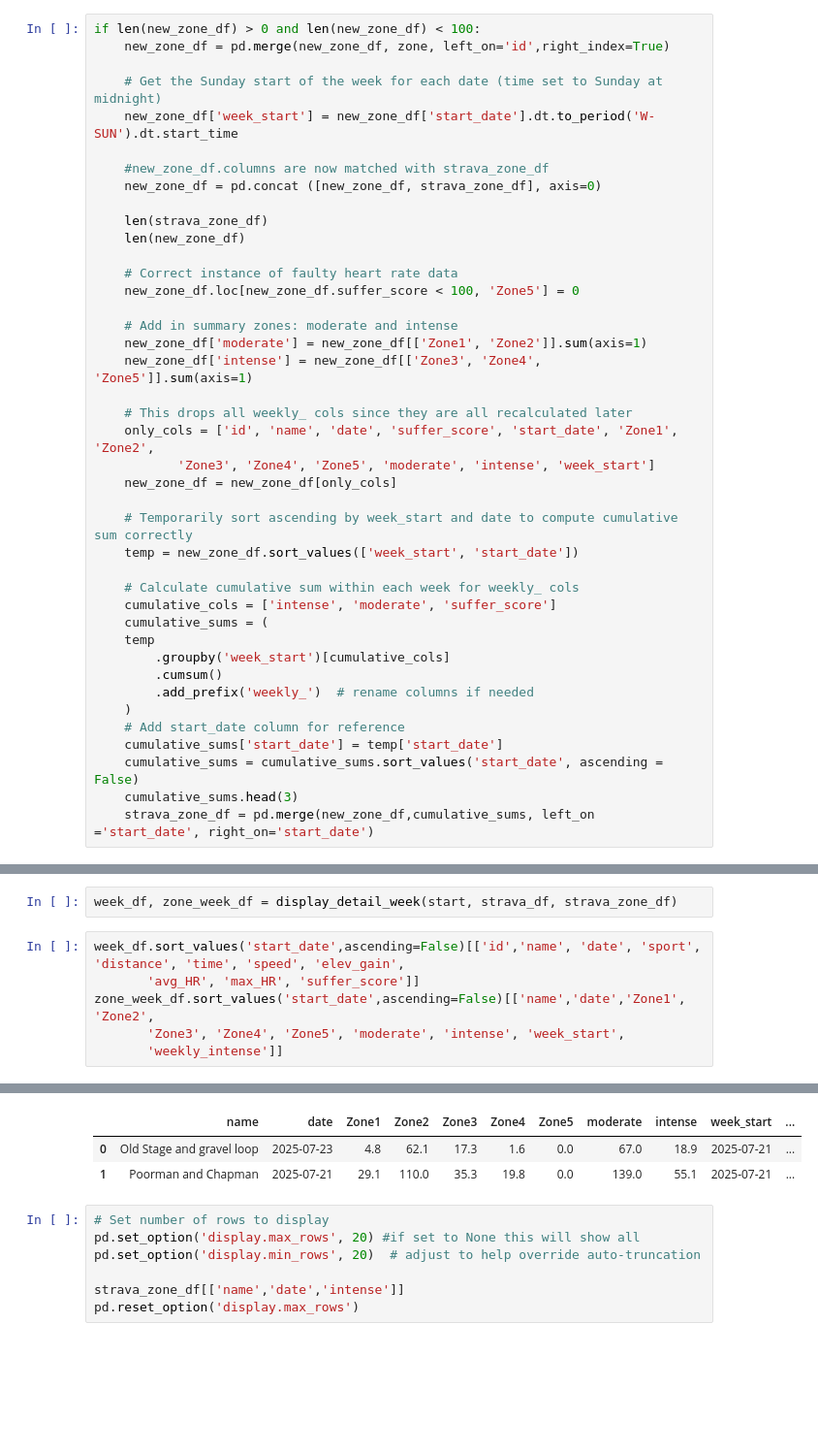
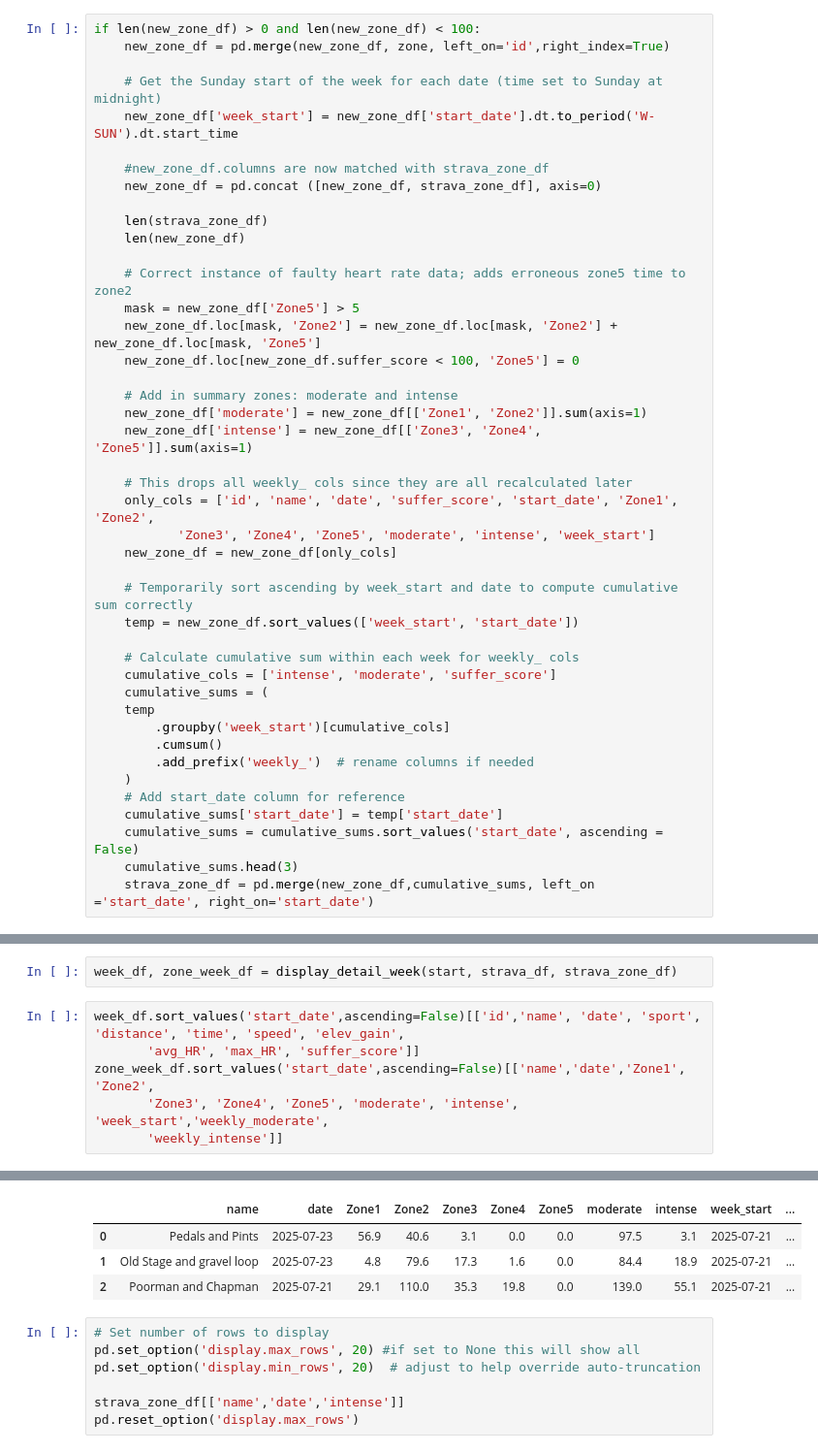
Before and after one commit to edterrell/healthy_heart, a Jupyter notebook: strava_API.ipynb, the cells around one changed output, grey strips where cells are left out. Shown at 97% size. Cells and saved outputs as stored; diff of their text form; blank space fills up the shorter version.

```diff
--- a/strava_API.ipynb
+++ b/strava_API.ipynb
@@ -305,7 +310,9 @@ if len(new_zone_df) > 0 and len(new_zone_df) < 100:
     len(strava_zone_df)
     len(new_zone_df)
 
-    # Correct instance of faulty heart rate data
+    # Correct instance of faulty heart rate data; adds erroneous zone5 time to zone2
+    mask = new_zone_df['Zone5'] > 5
+    new_zone_df.loc[mask, 'Zone2'] = new_zone_df.loc[mask, 'Zone2'] + new_zone_df.loc[mask, 'Zone5']
     new_zone_df.loc[new_zone_df.suffer_score < 100, 'Zone5'] = 0
 
     # Add in summary zones: moderate and intense
@@ -393,7 +416,7 @@ week_df, zone_week_df = display_detail_week(start, strava_df, strava_zone_df)
 week_df.sort_values('start_date',ascending=False)[['id','name', 'date', 'sport', 'distance', 'time', 'speed', 'elev_gain',
        'avg_HR', 'max_HR', 'suffer_score']]
 zone_week_df.sort_values('start_date',ascending=False)[['name','date','Zone1', 'Zone2',
-       'Zone3', 'Zone4', 'Zone5', 'moderate', 'intense', 'week_start',
+       'Zone3', 'Zone4', 'Zone5', 'moderate', 'intense', 'week_start','weekly_moderate',
        'weekly_intense']]
 # %% [output]
 |  | id | name | date | sport | distance | time | speed | elev_gain | avg_HR | max_HR | ... |
@@ -401,7 +425,8 @@ zone_week_df.sort_values('start_date',ascending=False)[['name','date','Zone1', '
 | 0 | 15189628842 | Poorman and Chapman | 2025-07-21 | Ride | 35.5 | 3:14 | 11.0 | 2814.6 | 117.3 | 144.0 | ... |
 |  | name | date | Zone1 | Zone2 | Zone3 | Zone4 | Zone5 | moderate | intense | week_start | ... |
-| 0 | Old Stage and gravel loop | 2025-07-23 | 4.8 | 62.1 | 17.3 | 1.6 | 0.0 | 67.0 | 18.9 | 2025-07-21 | ... |
-| 1 | Poorman and Chapman | 2025-07-21 | 29.1 | 110.0 | 35.3 | 19.8 | 0.0 | 139.0 | 55.1 | 2025-07-21 | ... |
+| 0 | Pedals and Pints | 2025-07-23 | 56.9 | 40.6 | 3.1 | 0.0 | 0.0 | 97.5 | 3.1 | 2025-07-21 | ... |
+| 1 | Old Stage and gravel loop | 2025-07-23 | 4.8 | 79.6 | 17.3 | 1.6 | 0.0 | 84.4 | 18.9 | 2025-07-21 | ... |
+| 2 | Poorman and Chapman | 2025-07-21 | 29.1 | 110.0 | 35.3 | 19.8 | 0.0 | 139.0 | 55.1 | 2025-07-21 | ... |
 # %%
 # Set number of rows to display
 pd.set_option('display.max_rows', 20) #if set to None this will show all
```
Also changed, not shown: parts of 19 cells of this notebook.
